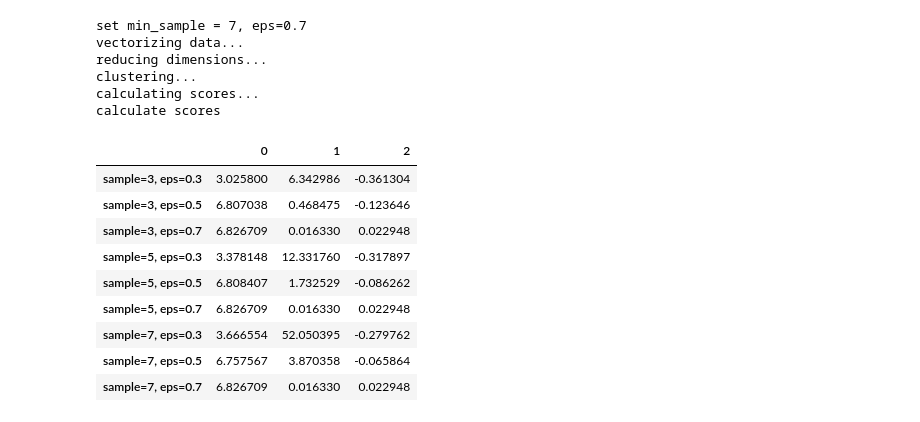
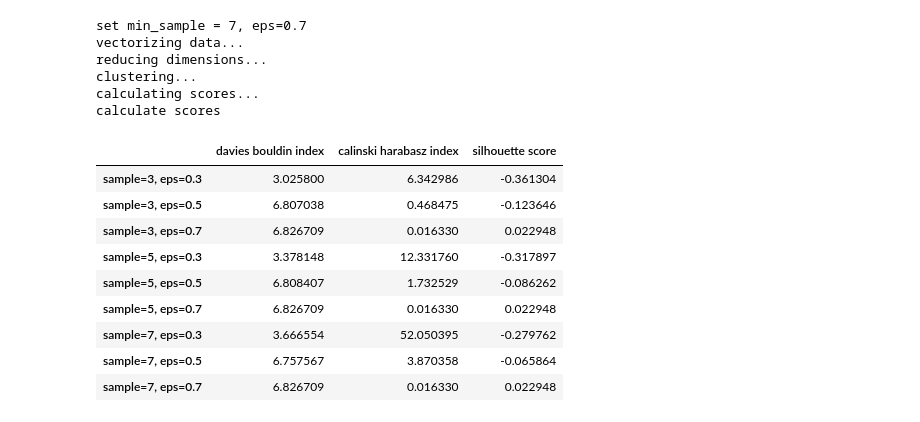
Before and after one commit to isaacduong/BMBF, a Jupyter notebook: eda/BMBF_clustering (6. notebook).ipynb, the cells around one changed output. Cells and saved outputs as stored; diff of their text form; code cells hidden in the pictures.

Commit message:
metrics plots

```diff
--- a/eda/BMBF_clustering (6. notebook).ipynb
+++ b/eda/BMBF_clustering (6. notebook).ipynb
@@ -184,9 +184,11 @@ clustering...
 calculating scores...
 calculate scores
 # %%
-pd.DataFrame.from_dict(scores).transpose()
+BMBF_cluster_metrics = pd.DataFrame.from_dict(scores).transpose()
+BMBF_cluster_metrics.columns=["davies bouldin index","calinski harabasz index","silhouette score"]
+BMBF_cluster_metrics
 # %% [output]
-|  | 0 | 1 | 2 |
+|  | davies bouldin index | calinski harabasz index | silhouette score |
 | sample=3, eps=0.3 | 3.025800 | 6.342986 | -0.361304 |
 | sample=3, eps=0.5 | 6.807038 | 0.468475 | -0.123646 |
 | sample=3, eps=0.7 | 6.826709 | 0.016330 | 0.022948 |
```
Also changed, not shown: parts of 22 cells of this notebook, 6 other files.
